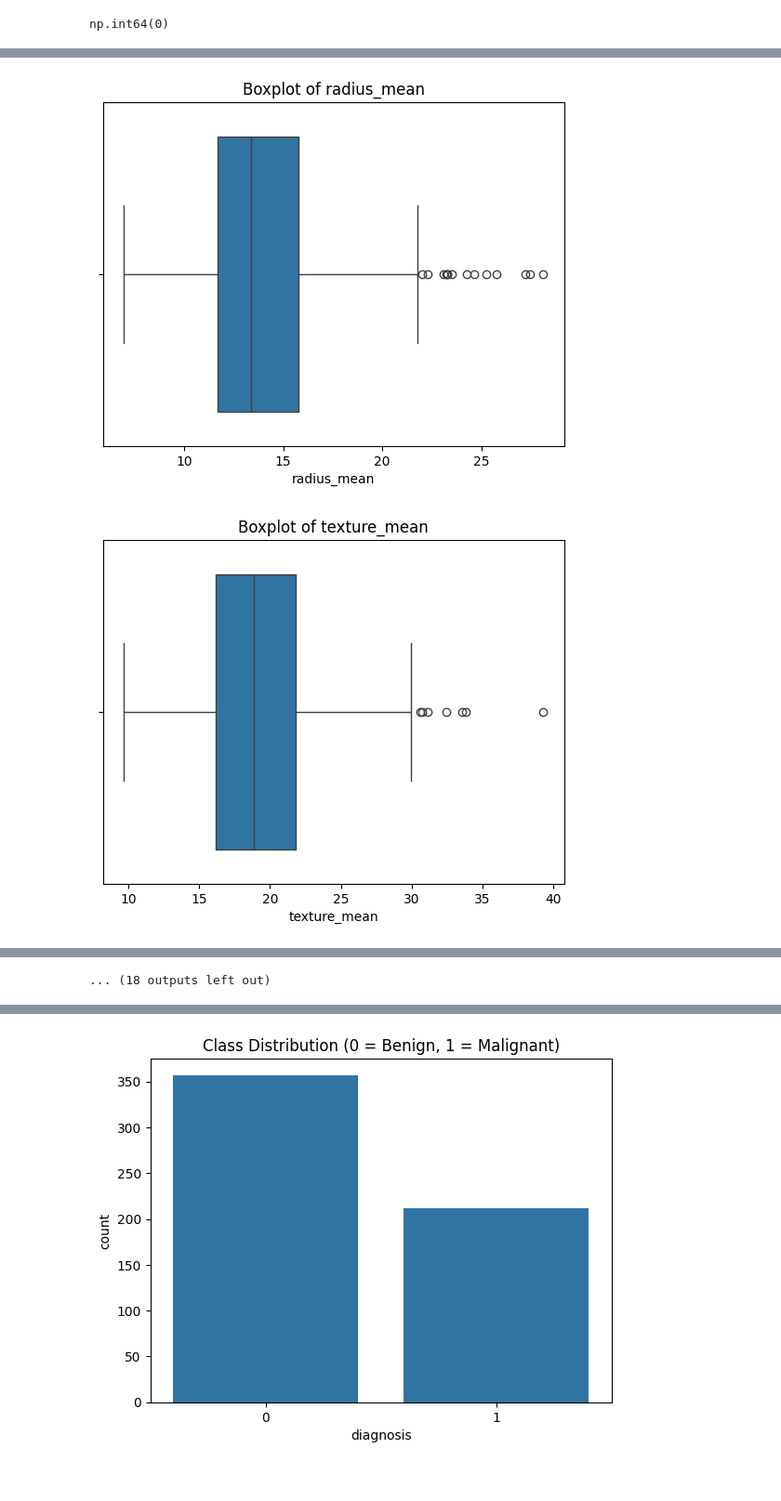
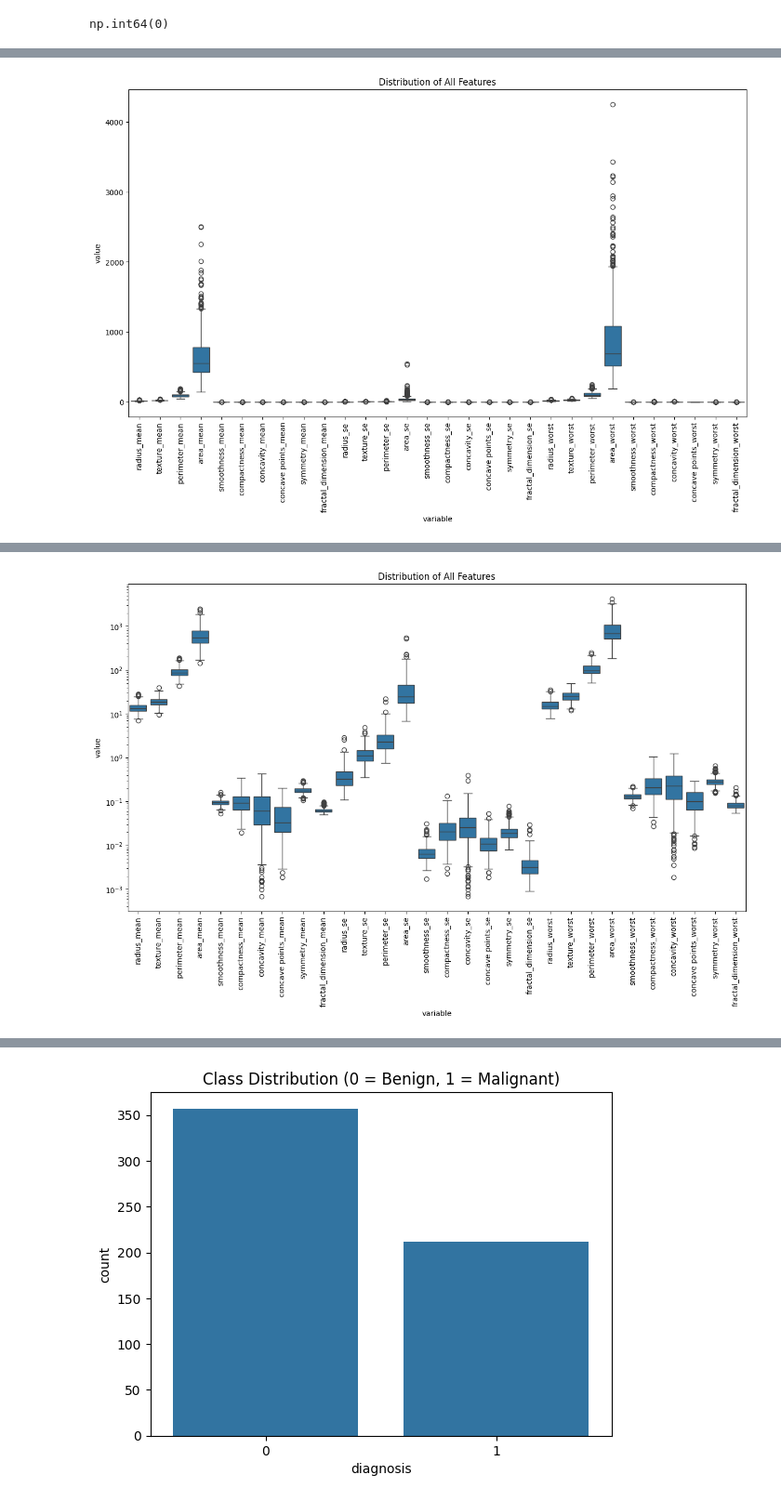
Before and after one commit to Mahmut-Ornek/breast-cancer-diagnosis-ml, a Jupyter notebook: notebooks/final_test.ipynb, the cells around one changed output, grey strips where cells are left out. Shown at 93% size. Saved outputs shown, nothing was run; the diff lists cells and outputs as text; code cells hidden in the pictures.

```diff
--- a/notebooks/final_test.ipynb
+++ b/notebooks/final_test.ipynb
@@ -11,7 +11,7 @@ pd.set_option('display.max_colwidth', None)
 * Read the dataset
 * Show the columns and rows
 # %%
-df = pd.read_csv("breast_cancer_data.csv")
+df = pd.read_csv("../data/breast_cancer_data.csv")
 df.shape
 # %% [output]
 (569, 33)
@@ -79,9 +94,11 @@ df["diagnosis"]= df["diagnosis"].map({"M": 1, "B": 0})
 # %%
-for f in df.columns.values[1:]:
-  plt.figure()
-  sns.boxplot(x=df[f])
-  plt.title(f'Boxplot of {f}')
-  plt.show()
+df_melted = df.melt(value_vars=df.columns[1:])
+
+plt.figure(figsize=(15, 8))
+sns.boxplot(data=df_melted, x='variable', y='value')
+
+plt.xticks(rotation=90)
+plt.title('Distribution of All Features')
+plt.show()
 # %% [output]
-[figure, old version]
+[figure, new version]
-[figure, removed]
@@ -98,4 +105,12 @@ for f in df.columns.values[1:]:
-... (18 outputs left out)
+# %%
+plt.figure(figsize=(15, 8))
+sns.boxplot(data=df_melted, x='variable', y='value', log_scale=True)
+
+plt.xticks(rotation=90)
+plt.title('Distribution of All Features')
+plt.show()
+# %% [output]
+[figure, added]
 # %%
 X = df.drop(columns=["diagnosis"])
 y = df["diagnosis"]
```
Also changed, not shown: parts of 10 cells of this notebook.
